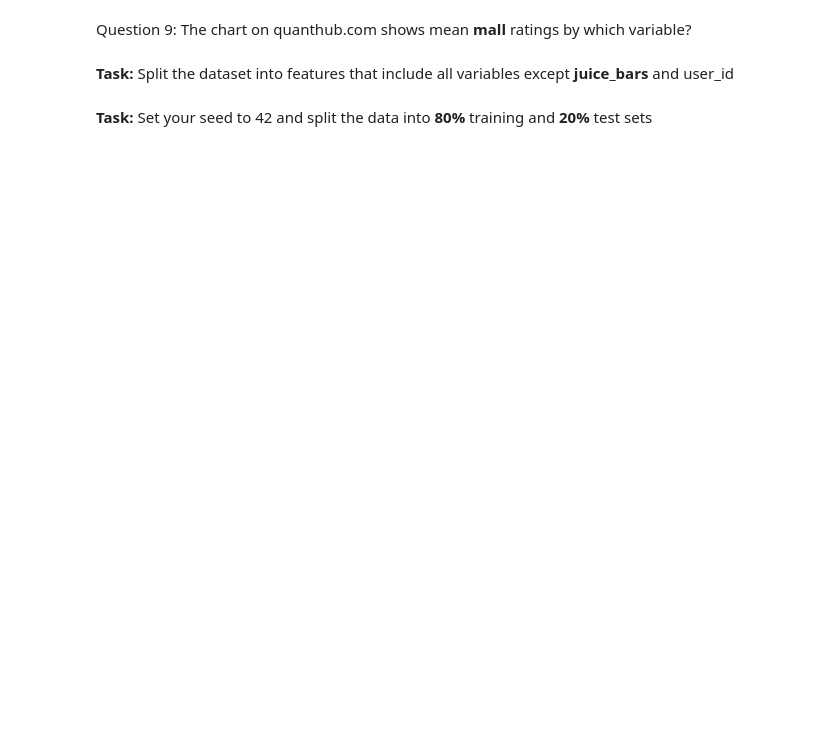
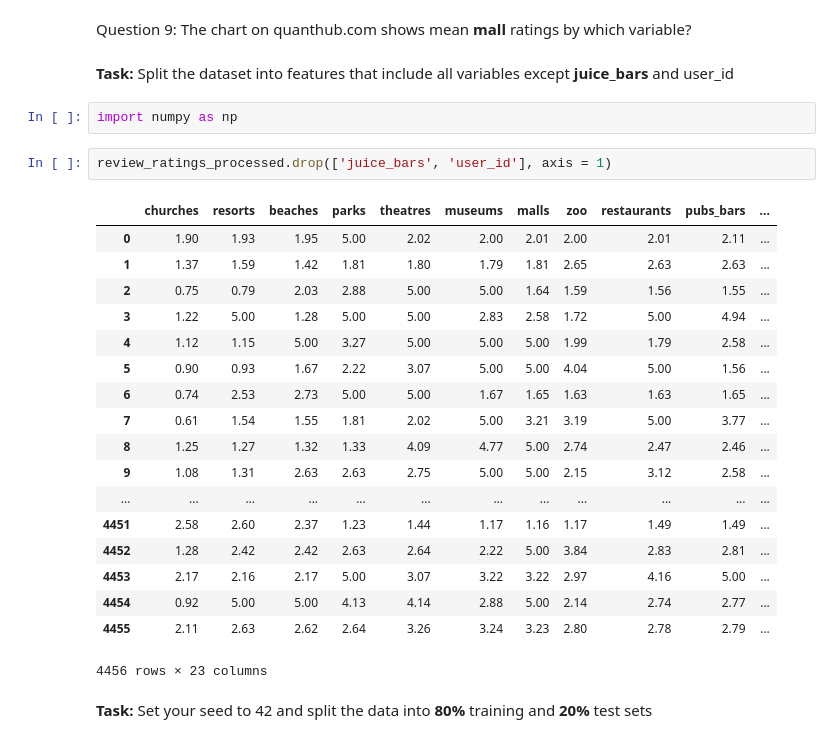
Before and after one commit to bradentam/Quant-hub-data-challenge, a Jupyter notebook: Review Ratings Challenge V3.ipynb, the cells around one changed output. Saved outputs shown, nothing was run; the diff lists cells and outputs as text; blank space fills up the shorter version.

```diff
--- a/Review Ratings Challenge V3.ipynb
+++ b/Review Ratings Challenge V3.ipynb
@@ -136,5 +240,28 @@ Question 8: What variables is the most negatively correlated with **restaurants*
 Question 9: The chart on quanthub.com shows mean **mall** ratings by which variable?
 # %% [markdown]
 **Task:** Split the dataset into features that include all variables except **juice_bars** and user_id
+# %%
+import numpy as np
+# %%
+review_ratings_processed.drop(['juice_bars', 'user_id'], axis = 1)
+# %% [output]
+|  | churches | resorts | beaches | parks | theatres | museums | malls | zoo | restaurants | pubs_bars | ... |
+| 0 | 1.90 | 1.93 | 1.95 | 5.00 | 2.02 | 2.00 | 2.01 | 2.00 | 2.01 | 2.11 | ... |
+| 1 | 1.37 | 1.59 | 1.42 | 1.81 | 1.80 | 1.79 | 1.81 | 2.65 | 2.63 | 2.63 | ... |
+| 2 | 0.75 | 0.79 | 2.03 | 2.88 | 5.00 | 5.00 | 1.64 | 1.59 | 1.56 | 1.55 | ... |
+| 3 | 1.22 | 5.00 | 1.28 | 5.00 | 5.00 | 2.83 | 2.58 | 1.72 | 5.00 | 4.94 | ... |
+| 4 | 1.12 | 1.15 | 5.00 | 3.27 | 5.00 | 5.00 | 5.00 | 1.99 | 1.79 | 2.58 | ... |
+| 5 | 0.90 | 0.93 | 1.67 | 2.22 | 3.07 | 5.00 | 5.00 | 4.04 | 5.00 | 1.56 | ... |
+| 6 | 0.74 | 2.53 | 2.73 | 5.00 | 5.00 | 1.67 | 1.65 | 1.63 | 1.63 | 1.65 | ... |
+| 7 | 0.61 | 1.54 | 1.55 | 1.81 | 2.02 | 5.00 | 3.21 | 3.19 | 5.00 | 3.77 | ... |
+| 8 | 1.25 | 1.27 | 1.32 | 1.33 | 4.09 | 4.77 | 5.00 | 2.74 | 2.47 | 2.46 | ... |
+| 9 | 1.08 | 1.31 | 2.63 | 2.63 | 2.75 | 5.00 | 5.00 | 2.15 | 3.12 | 2.58 | ... |
+| ... | ... | ... | ... | ... | ... | ... | ... | ... | ... | ... | ... |
+| 4451 | 2.58 | 2.60 | 2.37 | 1.23 | 1.44 | 1.17 | 1.16 | 1.17 | 1.49 | 1.49 | ... |
+| 4452 | 1.28 | 2.42 | 2.42 | 2.63 | 2.64 | 2.22 | 5.00 | 3.84 | 2.83 | 2.81 | ... |
+| 4453 | 2.17 | 2.16 | 2.17 | 5.00 | 3.07 | 3.22 | 3.22 | 2.97 | 4.16 | 5.00 | ... |
+| 4454 | 0.92 | 5.00 | 5.00 | 4.13 | 4.14 | 2.88 | 5.00 | 2.14 | 2.74 | 2.77 | ... |
+| 4455 | 2.11 | 2.63 | 2.62 | 2.64 | 3.26 | 3.24 | 3.23 | 2.80 | 2.78 | 2.79 | ... |
+4456 rows × 23 columns
 # %% [markdown]
 **Task:** Set your seed to 42 and split the data into **80%** training and **20%** test sets
```
Also changed, not shown: parts of 31 cells of this notebook, 1 other file.
